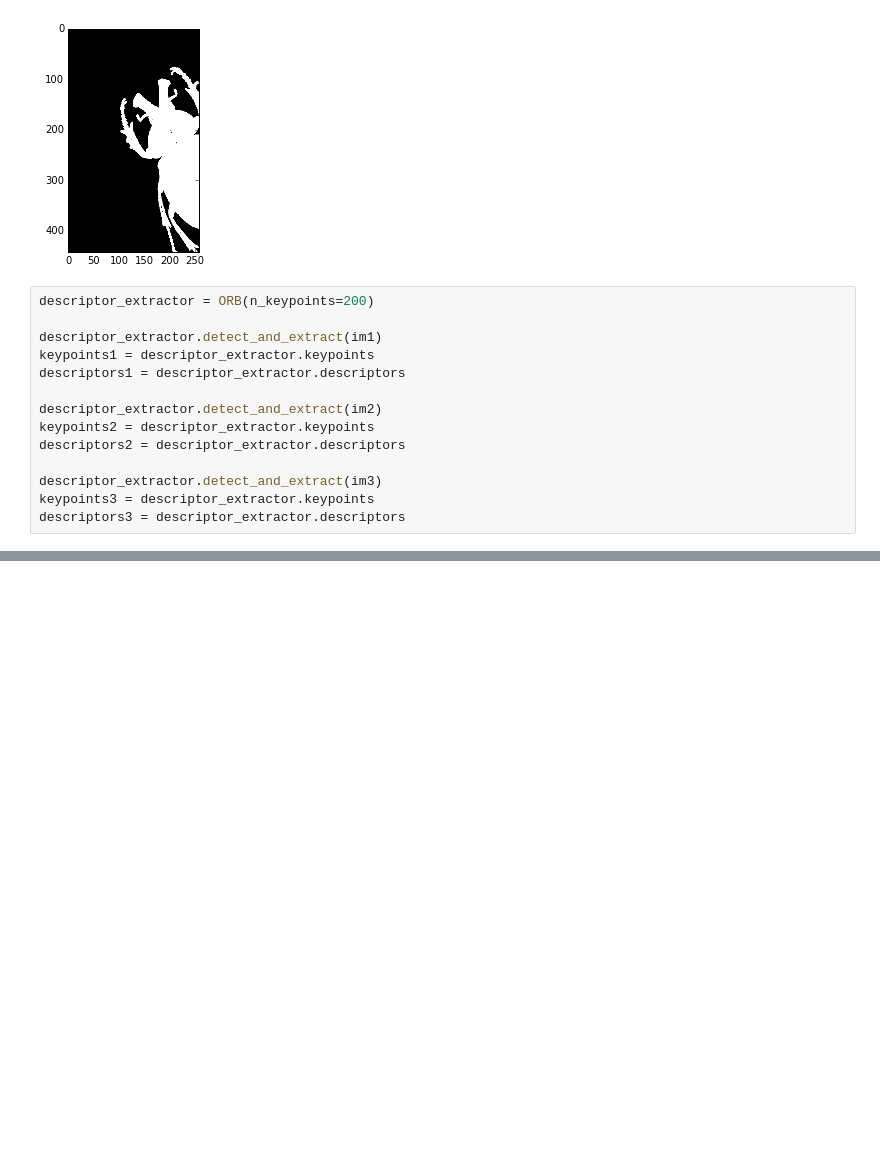
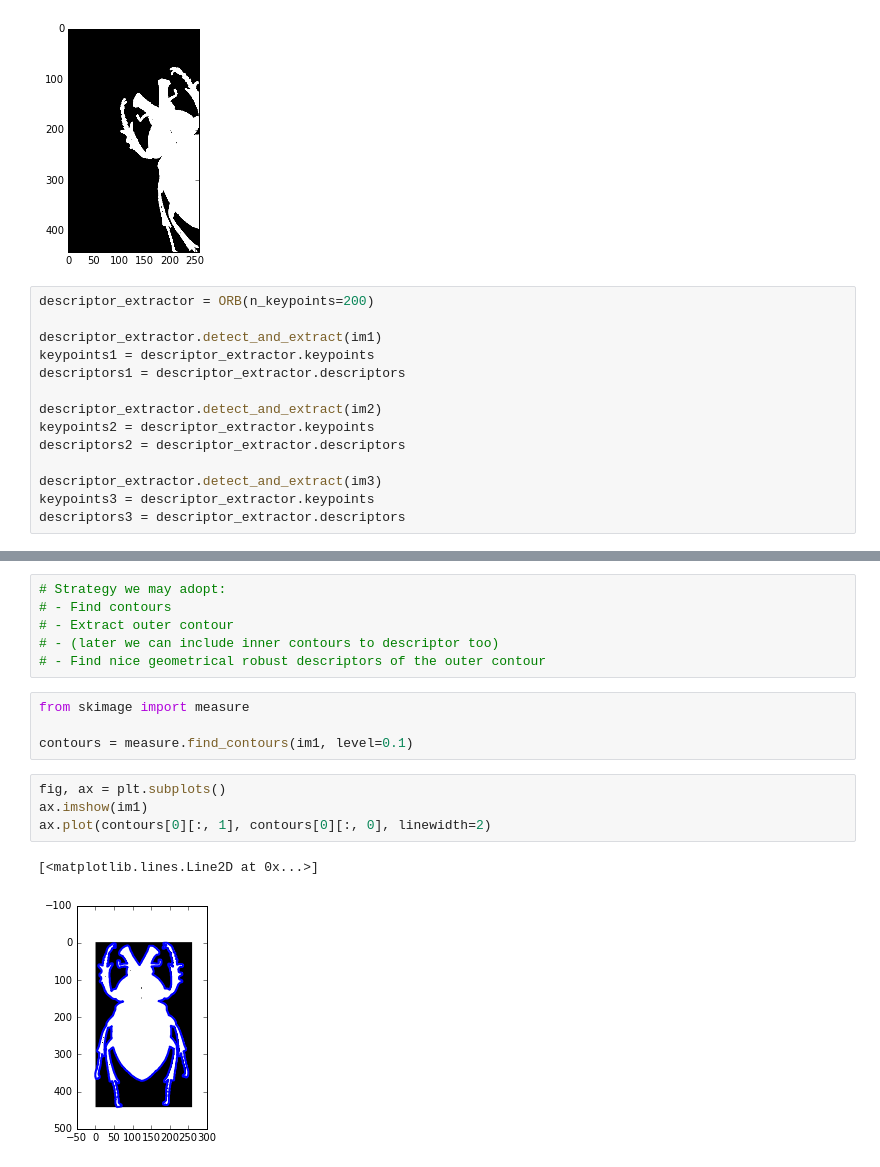
Before and after one commit to eugeniashurko/fork-recognition, a Jupyter notebook: experiments/scikit_image_playground.ipynb, the cells around one changed output, grey strips where cells are left out. Cells and saved outputs as stored; diff of their text form; blank space fills up the shorter version.

```diff
--- a/experiments/scikit_image_playground.ipynb
+++ b/experiments/scikit_image_playground.ipynb
@@ -170,0 +183,17 @@ plt.show()
+# %%
+# Strategy we may adopt:
+# - Find contours
+# - Extract outer contour
+# - (later we can include inner contours to descriptor too)
+# - Find nice geometrical robust descriptors of the outer contour
+# %%
+from skimage import measure
+
+contours = measure.find_contours(im1, level=0.1)
+# %%
+fig, ax = plt.subplots()
+ax.imshow(im1)
+ax.plot(contours[0][:, 1], contours[0][:, 0], linewidth=2)
+# %% [output]
+[<matplotlib.lines.Line2D at 0x...>]
+[figure, added]
```
Also changed, not shown: parts of 4 cells of this notebook, 1 other file.
